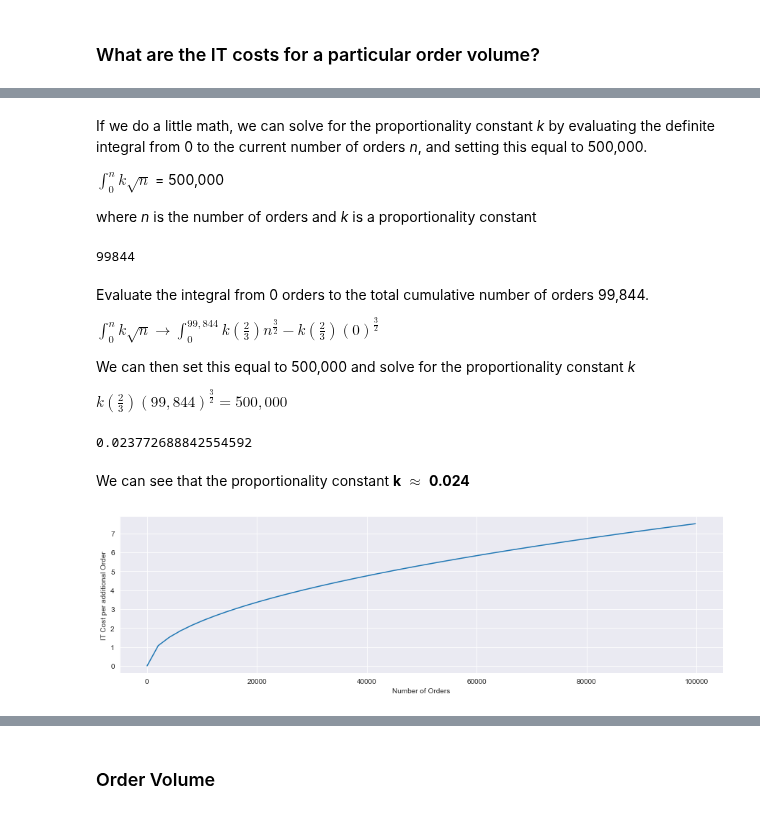
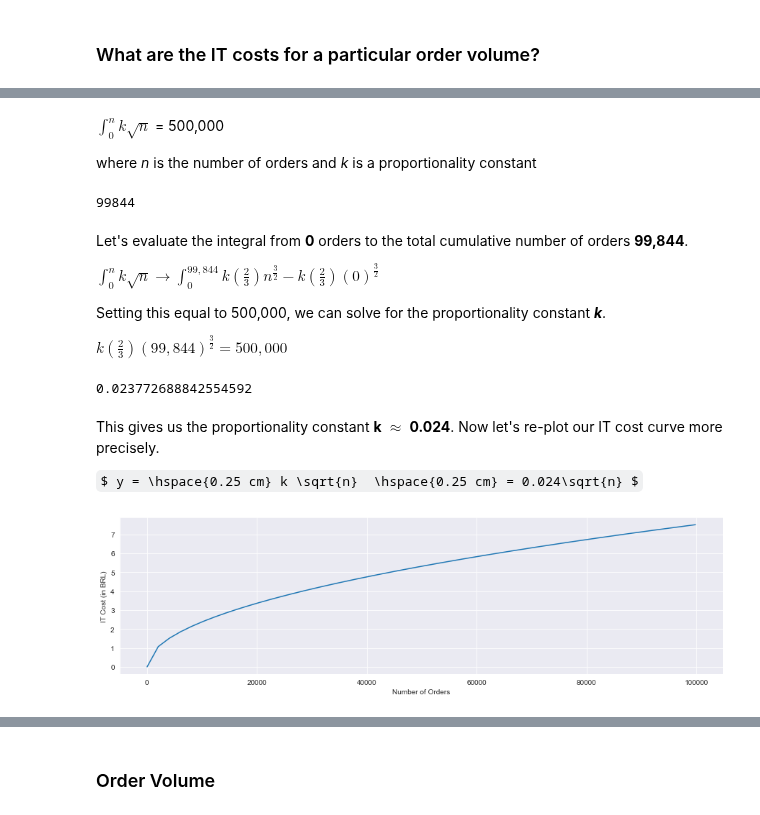
Before and after one commit to phlln/olist-analysis, a Jupyter notebook: notebooks/ceo_request-Phil-UPDATED.ipynb, the cells around one changed output, grey strips where cells are left out. Drawn from its saved outputs; the diff is of its cells as text; code cells hidden in the pictures; some formulas as TeX source.

```diff
--- a/notebooks/ceo_request-Phil-UPDATED.ipynb
+++ b/notebooks/ceo_request-Phil-UPDATED.ipynb
@@ -357,5 +359,5 @@ plt.ylabel('Cumulative IT Costs (thousands of BRL)');
 # %% [markdown]
-If we do a little math, we can solve for the proportionality constant *k* by evaluating the definite integral from 0 to the current number of orders *n*, and setting this equal to 500,000.
+
 
 $\int_{0}^{n} k\sqrt{n}$ = 500,000
 
@@ -367,11 +369,11 @@ total_orders
 # %% [output]
 99844
 # %% [markdown]
-Evaluate the integral from 0 orders to the total cumulative number of orders 99,844.
+Let's evaluate the integral from **0** orders to the total cumulative number of orders **99,844**.
 
 **$\int_{0}^{n} k\sqrt{n} \to \int_{0}^{99,844} k(\frac{2}{3}) n^\frac{3}{2} - k(\frac{2}{3}) (0)^\frac{3}{2} $**
 
-We can then set this equal to 500,000 and solve for the proportionality constant *k*
+Setting this equal to 500,000, we can solve for the proportionality constant ***k***.
 
 **$ k(\frac{2}{3}) (99,844)^\frac{3}{2} = 500,000 $**
 # %%
@@ -380,16 +382,18 @@ k = 500000 / ((2/3)*(99844**1.5))
 k
 # %% [output]
 0.023772688842554592
-# %% [markdown]
-We can see that the proportionality constant **k** $\approx$ **0.024**
+# %% [markdown]
+This gives us the proportionality constant **k** $\approx$ **0.024**. Now let's re-plot our IT cost curve more precisely.
+
+$ y = \hspace{0.25 cm} k \sqrt{n}  \hspace{0.25 cm} = 0.024\sqrt{n} $
 # %%
-
+# Re-Plotting our IT Cost Curve more precisely
 
 plt.figure(figsize=(15,4))
 x=np.linspace(0,99844, 50)
 y=(k)*(x**0.5)
 sns.lineplot(x=x, y=y)
 plt.xlabel('Number of Orders')
-plt.ylabel('IT Cost per additional Order');
+plt.ylabel('IT Cost (in BRL)');
 # %% [output]
-[figure, old version]
+[figure, new version]
```
Also changed, not shown: parts of 50 cells of this notebook.
